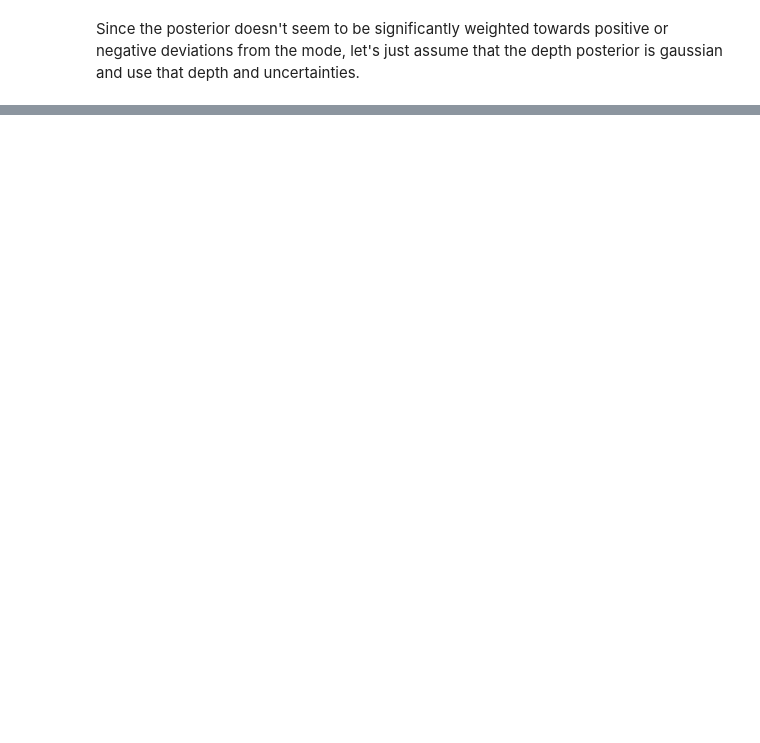
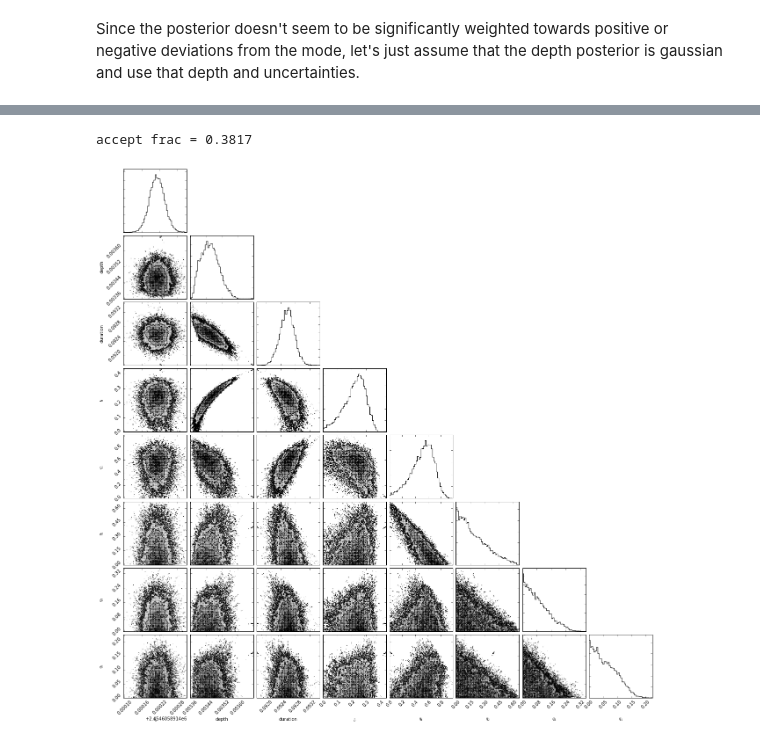
Before and after one commit to bmorris3/hat-11, a Jupyter notebook: data/clean_lightcurves.ipynb, the cells around one changed output, grey strips where cells are left out. Drawn from its saved outputs; the diff is of its cells as text; code cells hidden in the pictures; blank space fills up the shorter version.

Commit message:
Fitting with 4-param LD

```diff
--- a/data/clean_lightcurves.ipynb
+++ b/data/clean_lightcurves.ipynb
@@ -227,0 +241,24 @@ $$\text{Depth} = {0.003552}_{-0.000039}^{+0.000037}$$
+# %%
+import cleanfit
+reload(cleanfit)
+from cleanfit import run_emcee, plot_triangle
+
+# Use least-sq results and Deming 2011 params to start MCMC
+[t0, depth, dur, b] = leastsq_fit_params
+#[q1, q2] = [0.518, 0.426] # Claret -> Kipping
+p0 = [t0, depth, dur, b, 0.4, 0.3, 0.01, 0.05]
+n_steps = 2000
+scale_the_errors_by_a_factor_of = 1.0
+transit_lc = spotless_transits
+# n_steps=1000 Takes about ~3 min
+samples_4param, sampler_4param = run_emcee(p0, transit_lc.times.jd, transit_lc.fluxes,
+                                           scale_the_errors_by_a_factor_of*transit_lc.errors,
+                                           n_steps)
+# %%
+reload(cleanfit)
+from cleanfit import plot_triangle
+print("accept frac = {}".format(np.mean(sampler.acceptance_fraction)))
+plot_triangle(samples_4param[:, :])
+# %% [output]
+accept frac = 0.3817
+[figure, added]
```
Also changed, not shown: parts of 10 cells of this notebook, 1 other file.
